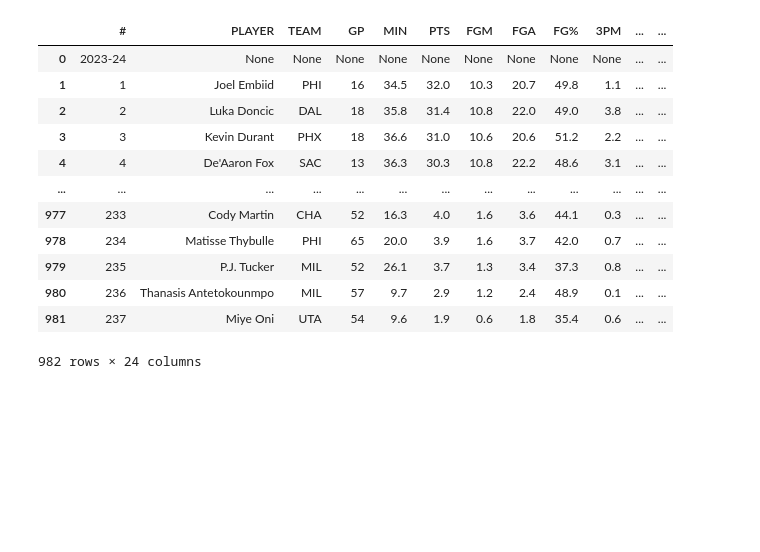
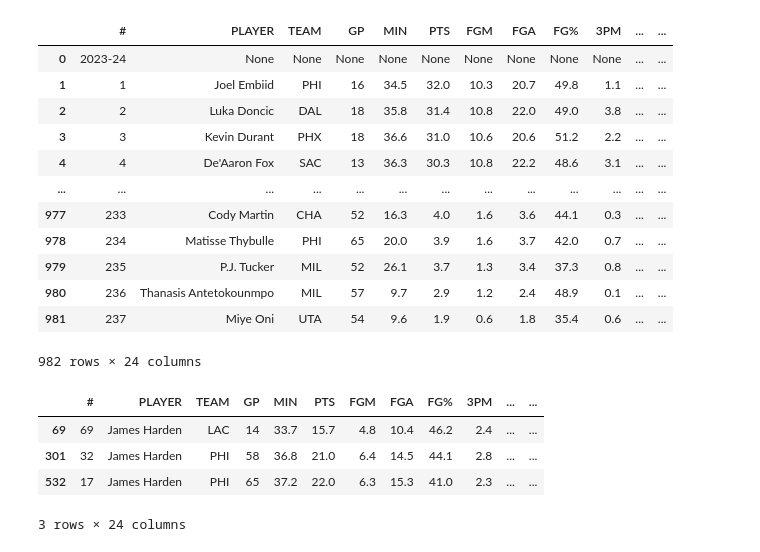
Before and after one commit to VincentGordon-Data-Analyst/nba-web-scraping-project, a Jupyter notebook: nba-scraping.ipynb, the cells around one changed output. Drawn from its saved outputs; the diff is of its cells as text; code cells hidden in the pictures; blank space fills up the shorter version.

```diff
--- a/nba-scraping.ipynb
+++ b/nba-scraping.ipynb
@@ -105,6 +105,14 @@ df
 | 980 | 236 | Thanasis Antetokounmpo | MIL | 57 | 9.7 | 2.9 | 1.2 | 2.4 | 48.9 | 0.1 | ... | ... |
 | 981 | 237 | Miye Oni | UTA | 54 | 9.6 | 1.9 | 0.6 | 1.8 | 35.4 | 0.6 | ... | ... |
 982 rows × 24 columns
+# %%
+df.loc[df['PLAYER'] == 'James Harden']
+# %% [output]
+|  | # | PLAYER | TEAM | GP | MIN | PTS | FGM | FGA | FG% | 3PM | ... | ... |
+| 69 | 69 | James Harden | LAC | 14 | 33.7 | 15.7 | 4.8 | 10.4 | 46.2 | 2.4 | ... | ... |
+| 301 | 32 | James Harden | PHI | 58 | 36.8 | 21.0 | 6.4 | 14.5 | 44.1 | 2.8 | ... | ... |
+| 532 | 17 | James Harden | PHI | 65 | 37.2 | 22.0 | 6.3 | 15.3 | 41.0 | 2.3 | ... | ... |
+3 rows × 24 columns
 # %%
 file_path = 'nba_scraped_data.csv'
 df.to_csv(file_path, index=False)
```
Also changed, not shown: 1 other file.
